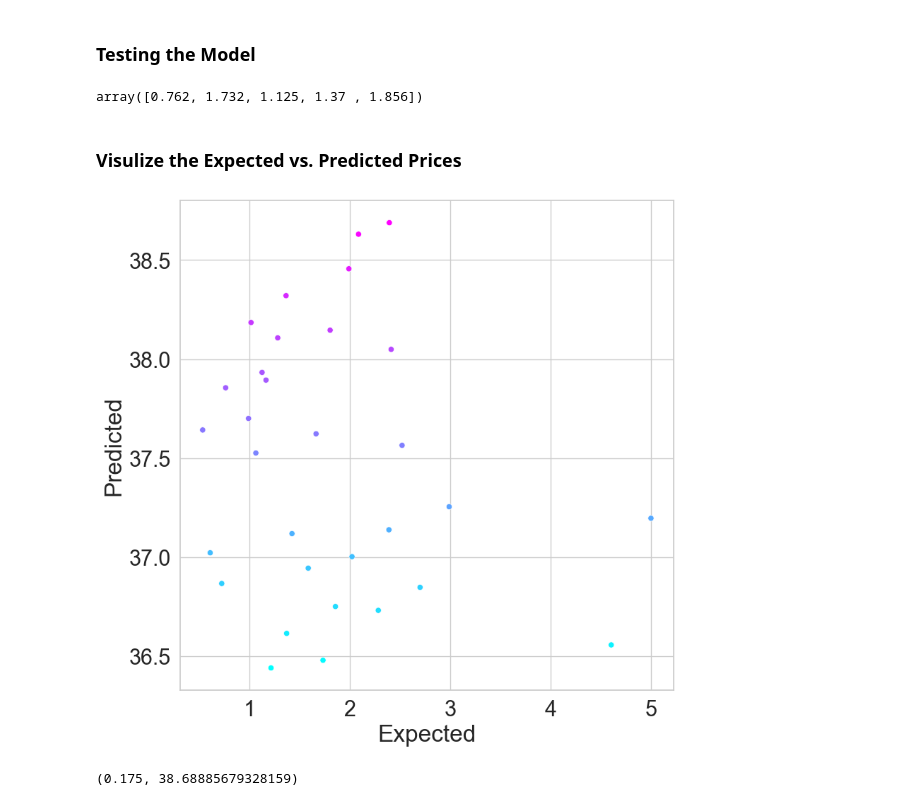
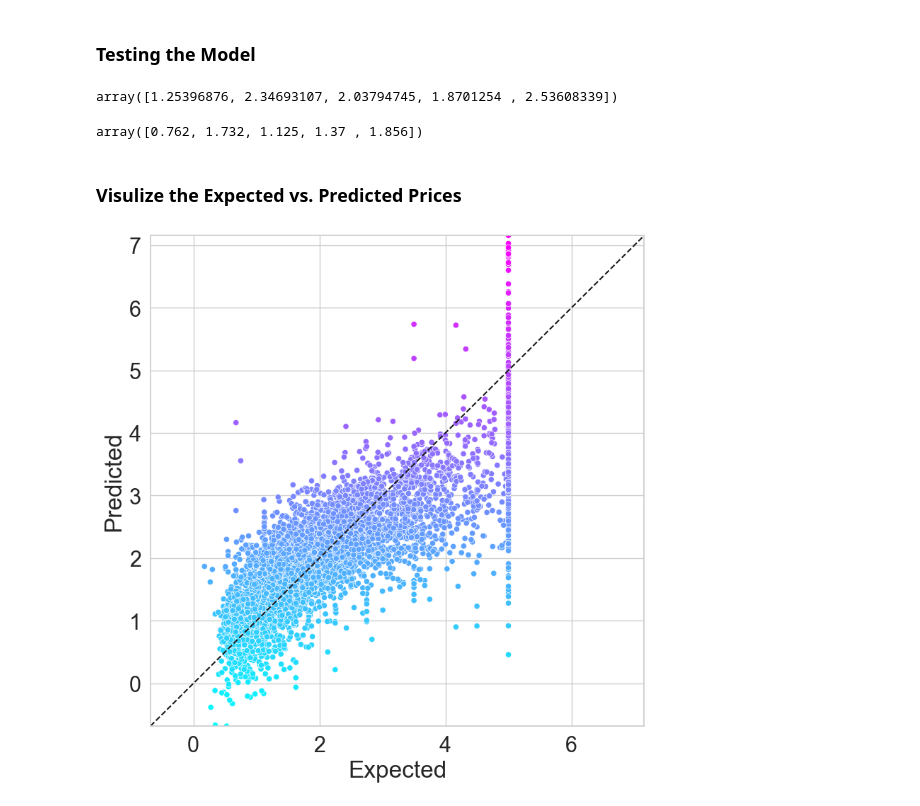
Before and after one commit to Crusoe22/datafun-07-applied, a Jupyter notebook: nolan_ml.ipynb, the cells around one changed output. Drawn from its saved outputs; the diff is of its cells as text; code cells hidden in the pictures.

```diff
--- a/nolan_ml.ipynb
+++ b/nolan_ml.ipynb
@@ -320,9 +322,8 @@ for feature in california.feature_names:
 ### Split the Data for Training and Testing
 # %%
 # Break data into training and testing sets
-X_train, X_test, y_train, y_test = train_test_split(california.data, california.target, random_state=11)
+X_train, X_test, y_train, y_test = train_test_split(california.data,
+                                                    california.target, random_state=11)
 
 X_train.shape
-
-X_test.shape
 # %% [output]
@@ -357,15 +361,16 @@ Population: -5.756822009296558e-06
 ### Testing the Model
 # %%
 # Test the model by calling estimator's predict
-predict = linear_regression.predict(X_test)
-
+predicted = linear_regression.predict(X_test)
 expected = y_test
 # %%
 # Look at five predicted values and their corresponding expected values
 predicted[:5]
-
-expected[:5]
 # %% [output]
-array([0.762, 1.732, 1.125, 1.37 , 1.856])
+array([1.25396876, 2.34693107, 2.03794745, 1.8701254 , 2.53608339])
+# %%
+expected[:5]
+# %% [output]
+array([0.762, 1.732, 1.125, 1.37 , 1.856])
 # %% [markdown]
 ### Visulize the Expected vs. Predicted Prices
@@ -379,18 +377,25 @@ df['Predicted'] = pd.Series(predicted)
 # %%
+# Create DataFrame
+df = pd.DataFrame()
+
+df['Expected'] = pd.Series(expected)
+df['Predicted'] = pd.Series(predicted)
+
 # Plot the data
 figure = plt.figure(figsize=(9, 9))
+axes = sns.scatterplot(data=df, x='Expected', y='Predicted',
+                       hue='Predicted', palette='cool', legend=False)
 
-axes = sns.scatterplot(data=df, x='Expected', y='Predicted', hue='Predicted', palette='cool', legend=False)
+# Set scale
+start = min(expected.min(), predicted.min())
+
+end = max(expected.max(), predicted.max())
+
+axes.set_xlim(start, end)
+
+axes.set_ylim(start, end)
+
+# Plot line
+line = plt.plot([start, end], [start, end], 'k--')
 # %% [output]
-[figure, old version]
+[figure, new version]
-# %%
-# Set scale
-start = min(expected.min(), predicted.min())
-
-end = max(expected.max(), predicted.max())
-
-axes.set_xlim(start, end)
-
-axes.set_ylim(start, end)
-# %% [output]
-(0.175, 38.68885679328159)
```
Also changed, not shown: parts of 15 cells of this notebook.
